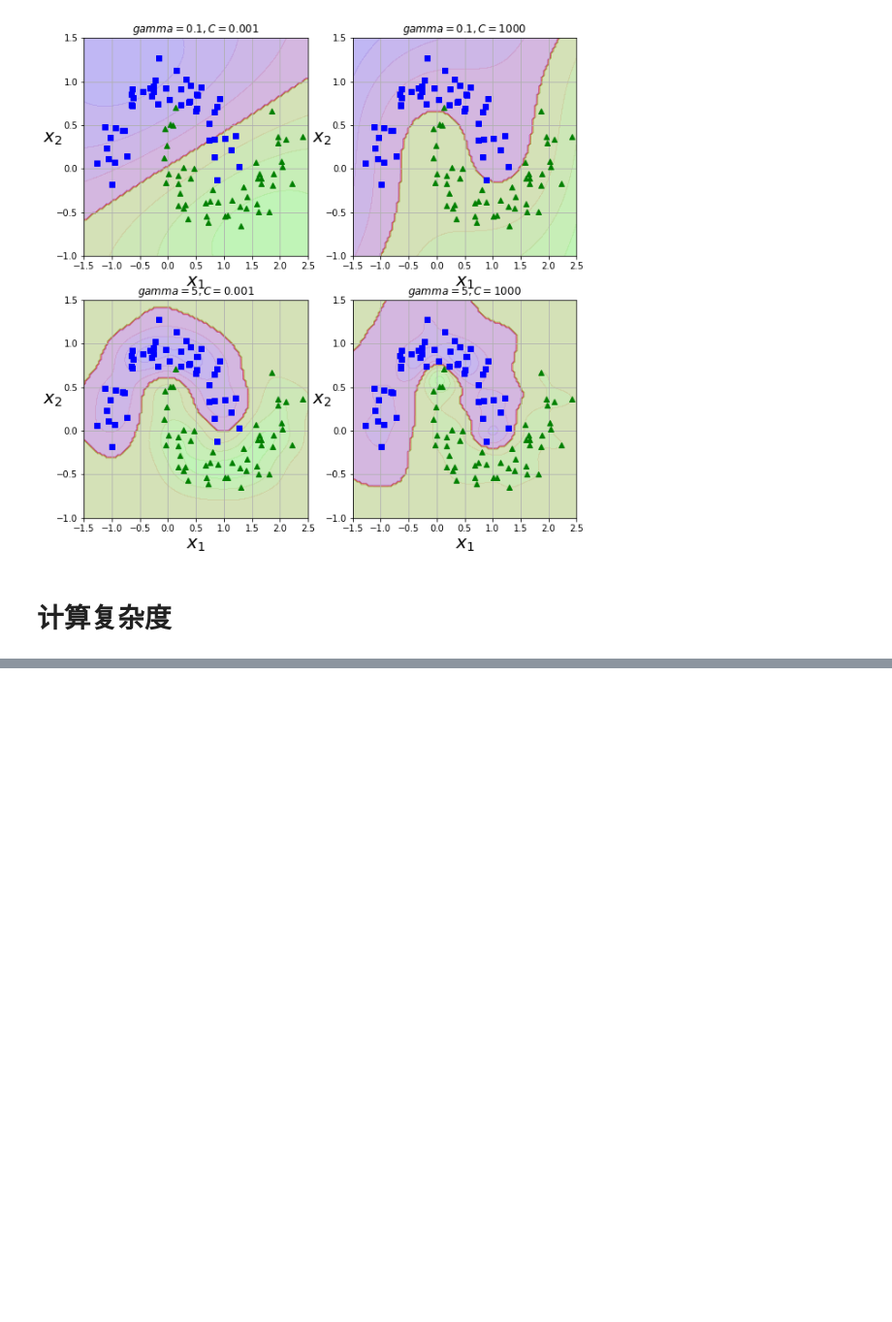
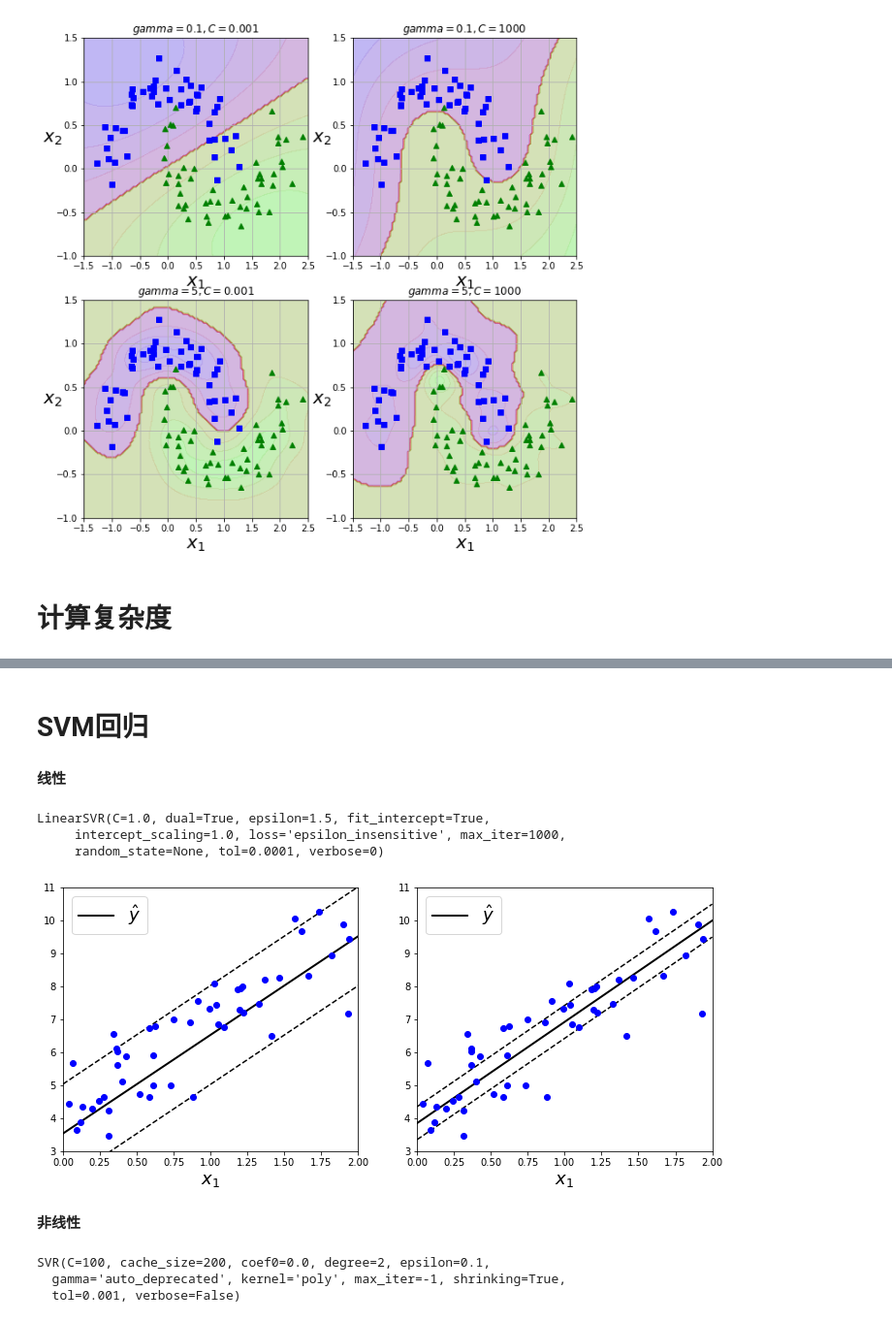
Before and after one commit to lambdamax/notebook, a Jupyter notebook: sklearn/SVM.ipynb, the cells around one changed output, grey strips where cells are left out. Shown: that part at 97% size. Cells and saved outputs as stored; diff of their text form; code cells hidden in the pictures; blank space fills up the shorter version.

```diff
--- a/sklearn/SVM分类.ipynb
+++ b/sklearn/SVM.ipynb
@@ -178,3 +181,51 @@ plot_dataset(x, y, [-1.5, 2.5, -1, 1.5])
 # 计算复杂度
 # %% [markdown]
 ![image.png](datasets/expression/SVM分类比较.PNG)
+# %% [markdown]
+# SVM回归
+# %% [markdown]
+**线性**
+# %%
+import numpy as np
+import matplotlib.pyplot as plt
+
+np.random.seed(42)
+m = 50
+x = 2 * np.random.rand(m, 1)
+y = (4 + 3 * x + np.random.randn(m, 1)).ravel()
+# %%
+from sklearn.svm import LinearSVR
+
+svm_reg = LinearSVR(epsilon=1.5)
+svm_reg.fit(x, y)
+# %% [output]
+LinearSVR(C=1.0, dual=True, epsilon=1.5, fit_intercept=True,
+     intercept_scaling=1.0, loss='epsilon_insensitive', max_iter=1000,
+     random_state=None, tol=0.0001, verbose=0)
+# %%
+def plot_svm_regression(svm_reg, X, y, axes):
+    x1s = np.linspace(axes[0], axes[1], 100).reshape(100, 1)
+    y_pred = svm_reg.predict(x1s)
+    plt.plot(x1s, y_pred, "k-", linewidth=2, label=r"$\hat{y}$")
+    plt.plot(x1s, y_pred + svm_reg.epsilon, "k--")
+    plt.plot(x1s, y_pred - svm_reg.epsilon, "k--")
+#     plt.scatter(X[svm_reg.support_], y[svm_reg.support_], s=180, facecolors='#FFAAAA')
+    plt.plot(X, y, "bo")
+    plt.xlabel(r"$x_1$", fontsize=18)
+    plt.legend(loc="upper left", fontsize=18)
+    plt.axis(axes)
+# %%
+svm_reg1 = LinearSVR(epsilon=1.5,random_state=42)
+svm_reg2 = LinearSVR(epsilon=0.5,random_state=42)
+svm_reg1.fit(x,y)
+svm_reg2.fit(x,y)
+
+plt.figure(figsize=(12,5))
+plt.subplot(121)
+plot_svm_regression(svm_reg1,x,y,[0, 2, 3, 11])
+plt.subplot(122)
+plot_svm_regression(svm_reg2,x,y,[0, 2, 3, 11])
+# %% [output]
+[figure, added]
+# %% [markdown]
+**非线性**
@@ -180,0 +237,9 @@ plot_dataset(x, y, [-1.5, 2.5, -1, 1.5])
+# %%
+from sklearn.svm import SVR
+
+svm_poly_reg = SVR(kernel="poly", degree=2, C=100, epsilon=0.1)
+svm_poly_reg.fit(x, y)
+# %% [output]
+SVR(C=100, cache_size=200, coef0=0.0, degree=2, epsilon=0.1,
+  gamma='auto_deprecated', kernel='poly', max_iter=-1, shrinking=True,
+  tol=0.001, verbose=False)
```
Also changed, not shown: parts of 7 cells of this notebook, 1 other file.
